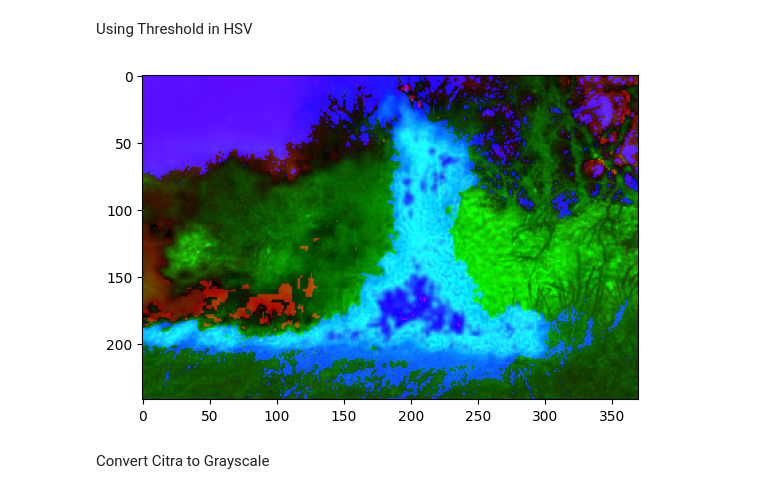
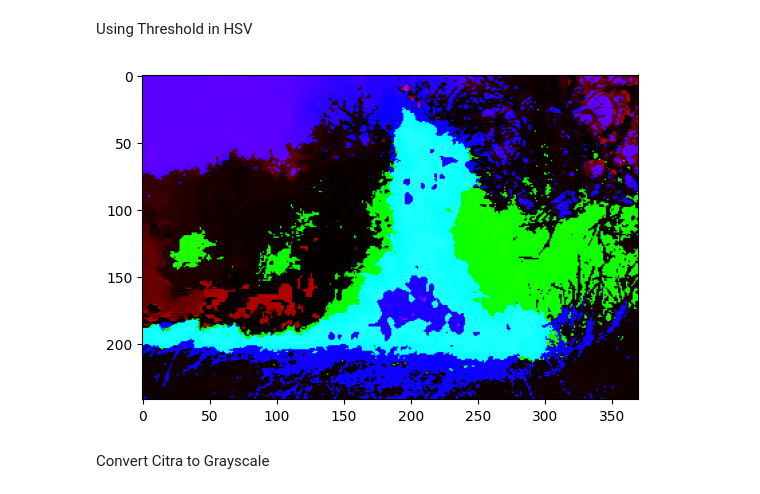
Before and after one commit to Marwahns/image_segmentation, a Jupyter notebook: segmentation_fire.ipynb, the cells around one changed output. Drawn from its saved outputs; the diff is of its cells as text; code cells hidden in the pictures.

Commit message:
using threshold in hsv

```diff
--- a/segmentation_fire.ipynb
+++ b/segmentation_fire.ipynb
@@ -45,27 +44,38 @@ Using Threshold in HSV
 # %%
 # Ambil channel H, S, V dari citra HSV
 h_channel, s_channel, v_channel = cv2.split(image_hsv)
 
 # Threshold pada channel V menggunakan nilai threshold min dan max
-threshold_min = 130
-threshold_max = 255
-_, v_thresh = cv2.threshold(v_channel, threshold_min, threshold_max, cv2.THRESH_BINARY)
+# threshold_min = 130
+# threshold_min = 143 (yang ini)
+threshold_min_v = 123
+threshold_max_v = 255
+
+_v, v_thresh = cv2.threshold(v_channel, threshold_min_v, threshold_max_v, cv2.THRESH_BINARY)
+
+threshold_min_s = 123
+threshold_max_s = 255
+_s, s_thresh = cv2.threshold(s_channel, threshold_min_s, threshold_max_s, cv2.THRESH_BINARY)
+
+# threshold_min_h = 255
+# threshold_max_h = 255
+# _h, h_thresh = cv2.threshold(s_channel, threshold_min_h, threshold_max_h, cv2.THRESH_BINARY)
 
 # Gabungkan kembali channel H, S, dan channel V yang telah di-threshold
-thresholded_image = cv2.merge((h_channel, s_channel, v_thresh))
+thresholded_image = cv2.merge((h_channel, s_thresh, v_thresh))
 
 # Simpan citra HSV Threshold
 cv2.imwrite('./image/hsv/image1_hsv_threshold.jpg', thresholded_image)
 
 # Tampilkan citra hasil thresholding
-# cv2.imshow('Thresholded Image', thresholded_image)
-# cv2.waitKey(0)
-# cv2.destroyAllWindows()
+cv2.imshow('Thresholded Image', thresholded_image)
+cv2.waitKey(0)
+cv2.destroyAllWindows()
 
 plt.imshow(thresholded_image)
 plt.show()
 # %% [output]
-[figure, old version]
+[figure, new version]
 # %% [markdown]
 Convert Citra to Grayscale
 # %%
```
Also changed, not shown: parts of 43 cells of this notebook, 7 other files.
